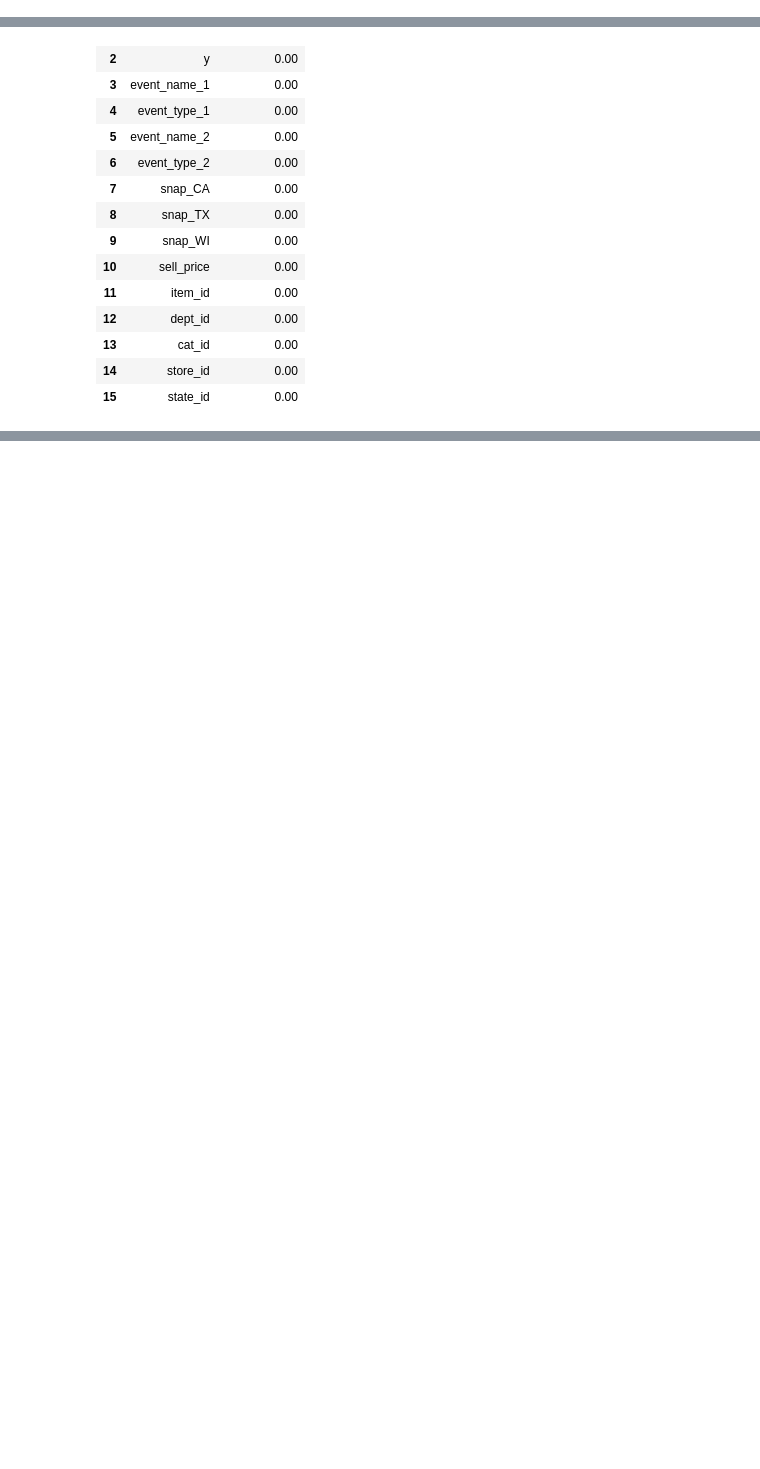
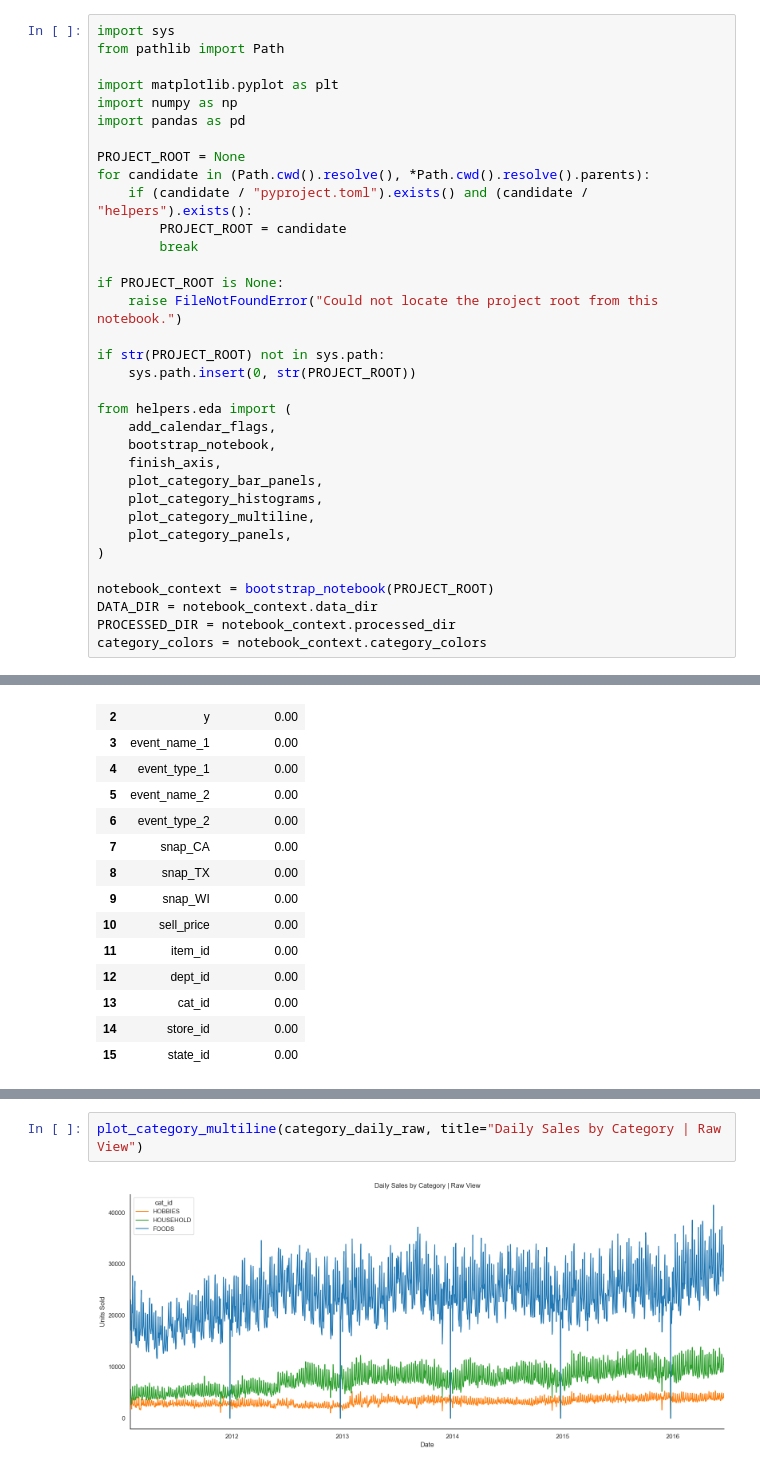
Before and after one commit to jclaudio019/portfolio-projects, a Jupyter notebook: notebooks/Data_Exploration.ipynb, the cells around one changed output, grey strips where cells are left out. Cells and saved outputs as stored; diff of their text form; blank space fills up the shorter version.

Commit message:
Refactor retail EDA notebook helpers

```diff
--- a/notebooks/Data_Exploration.ipynb
+++ b/notebooks/Data_Exploration.ipynb
@@ -72,0 +15,34 @@ load(directory: str, cache: bool = True) -> Tuple[pandas.core.frame.DataFrame, p
+# %%
+import sys
+from pathlib import Path
+
+import matplotlib.pyplot as plt
+import numpy as np
+import pandas as pd
+
+PROJECT_ROOT = None
+for candidate in (Path.cwd().resolve(), *Path.cwd().resolve().parents):
+    if (candidate / "pyproject.toml").exists() and (candidate / "helpers").exists():
+        PROJECT_ROOT = candidate
+        break
+
+if PROJECT_ROOT is None:
+    raise FileNotFoundError("Could not locate the project root from this notebook.")
+
+if str(PROJECT_ROOT) not in sys.path:
+    sys.path.insert(0, str(PROJECT_ROOT))
+
+from helpers.eda import (
+    add_calendar_flags,
+    bootstrap_notebook,
+    finish_axis,
+    plot_category_bar_panels,
+    plot_category_histograms,
+    plot_category_multiline,
+    plot_category_panels,
+)
+
+notebook_context = bootstrap_notebook(PROJECT_ROOT)
+DATA_DIR = notebook_context.data_dir
+PROCESSED_DIR = notebook_context.processed_dir
+category_colors = notebook_context.category_colors
@@ -230,0 +431,4 @@ series_lengths.describe(include="all")
+# %%
+plot_category_multiline(category_daily_raw, title="Daily Sales by Category | Raw View")
+# %% [output]
+[figure, added]
```
Also changed, not shown: parts of 68 cells of this notebook, 27 other files.
